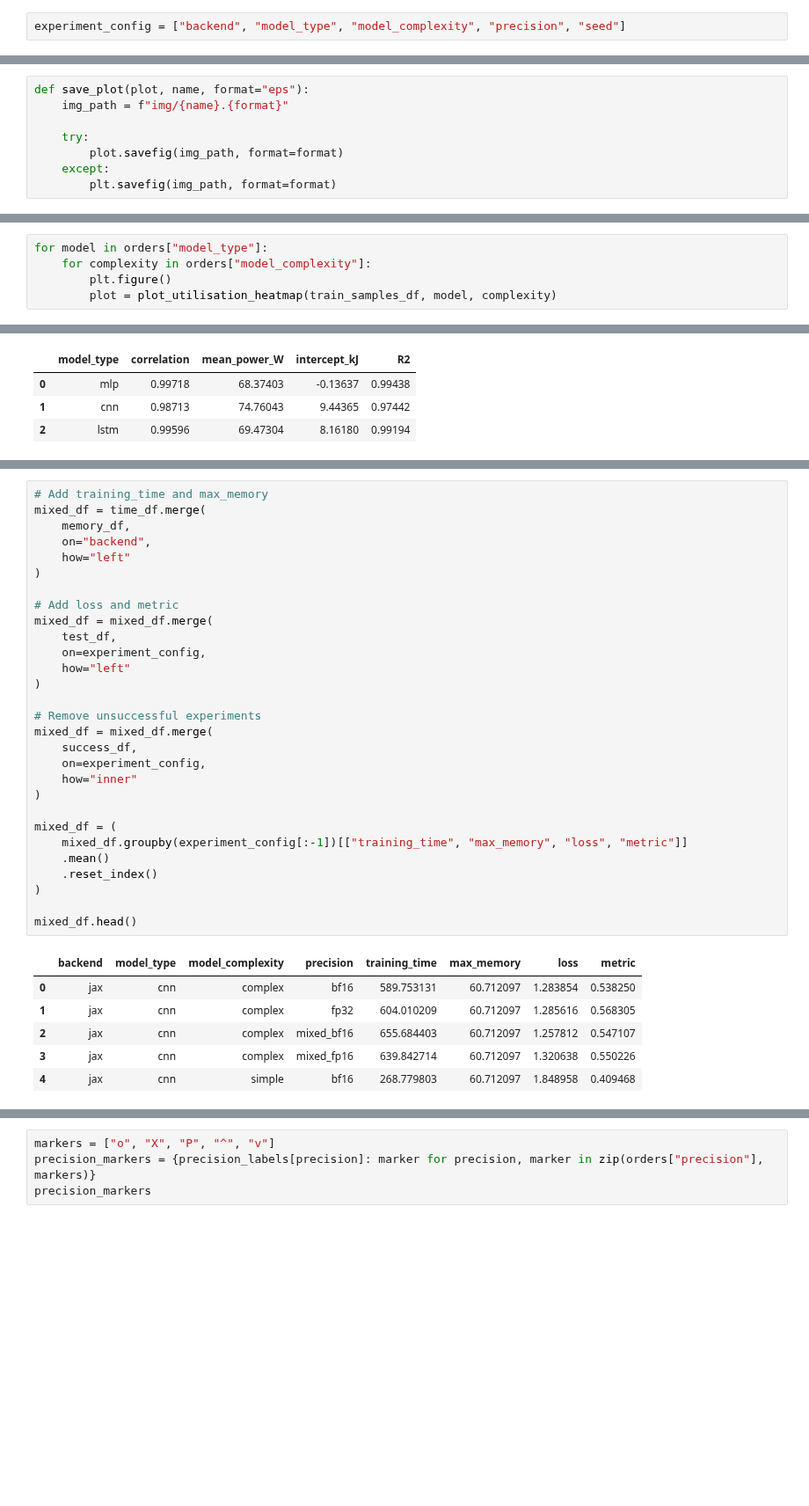
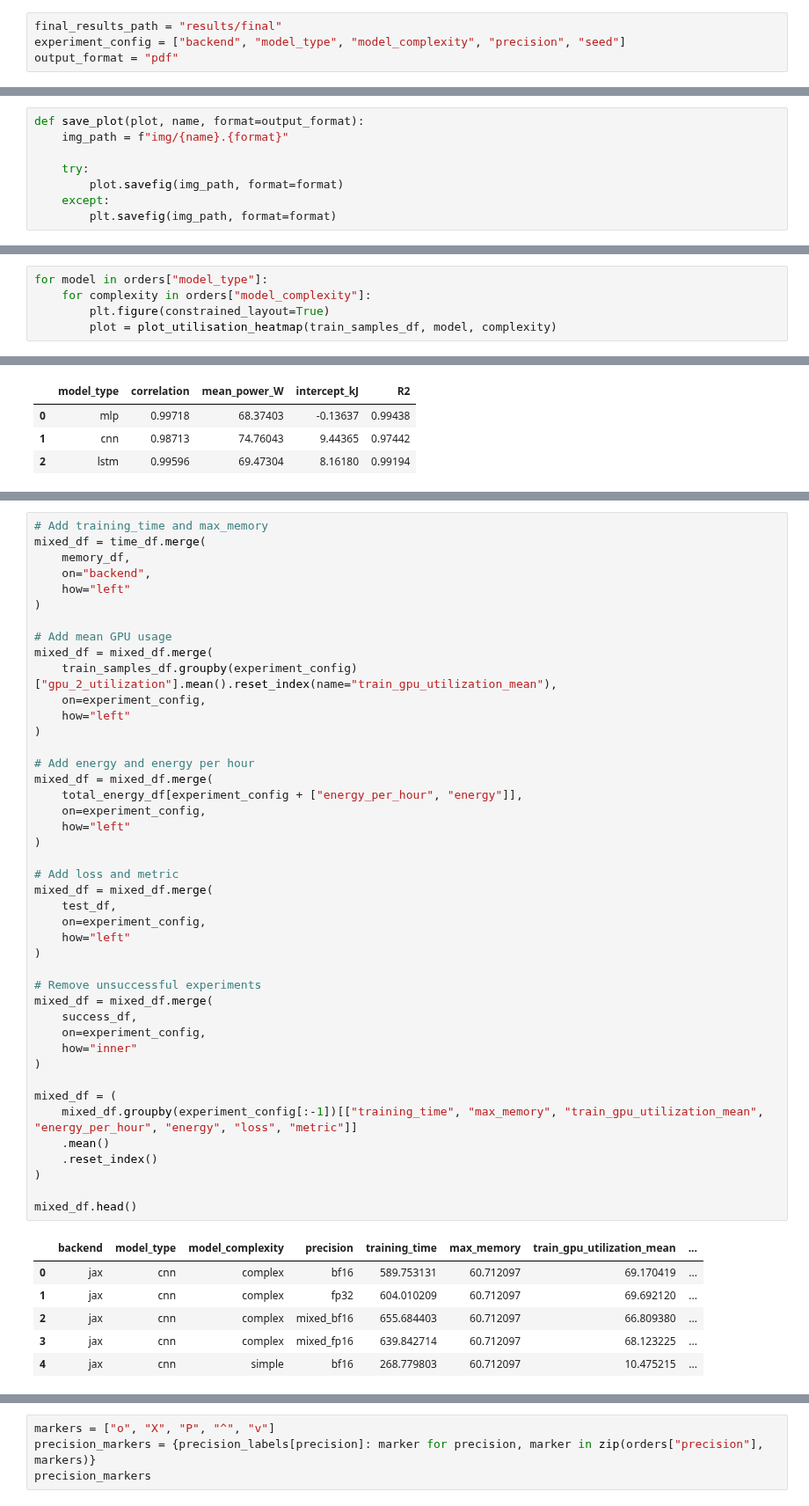
Before and after one commit to GustavoC3J/DL-frameworks-benchmark, a Jupyter notebook: results_analysis.ipynb, the cells around one changed output, grey strips where cells are left out. Shown at 88% size. Saved outputs shown, nothing was run; the diff lists cells and outputs as text; blank space fills up the shorter version.

```diff
--- a/results_analysis.ipynb
+++ b/results_analysis.ipynb
@@ -16,7 +15,9 @@ final_results_path = "results/final"
 import warnings
 warnings.simplefilter(action="ignore", category=FutureWarning)
 # %%
+final_results_path = "results/final"
 experiment_config = ["backend", "model_type", "model_complexity", "precision", "seed"]
+output_format = "pdf"
 # %% [markdown]
 Before all, a dataframe with all experiments' configuration and CSV paths is defined, for easier data manipulation.
 # %%
@@ -403,7 +404,7 @@ def format_legend_title(plot, feature="precision", *, titles=titles):
     title = titles[feature]
     plot._legend.set_title(fr"$\bf{{ {title} }}$")
 # %%
-def save_plot(plot, name, format="eps"):
+def save_plot(plot, name, format=output_format):
     img_path = f"img/{name}.{format}"
 
     try:
@@ -712,6 +713,6 @@ def plot_utilisation_heatmap(df, model, complexity):
 # %%
 for model in orders["model_type"]:
     for complexity in orders["model_complexity"]:
-        plt.figure()
+        plt.figure(constrained_layout=True)
         plot = plot_utilisation_heatmap(train_samples_df, model, complexity)
 # %% [output]
@@ -1688,37 +1948,51 @@ success_df.head()
 # %%
 # Add training_time and max_memory
 mixed_df = time_df.merge(
     memory_df,
     on="backend",
+    how="left"
+)
+
+# Add mean GPU usage
+mixed_df = mixed_df.merge(
+    train_samples_df.groupby(experiment_config)["gpu_2_utilization"].mean().reset_index(name="train_gpu_utilization_mean"),
+    on=experiment_config,
+    how="left"
+)
+
+# Add energy and energy per hour
+mixed_df = mixed_df.merge(
+    total_energy_df[experiment_config + ["energy_per_hour", "energy"]],
+    on=experiment_config,
     how="left"
 )
 
 # Add loss and metric
 mixed_df = mixed_df.merge(
     test_df,
     on=experiment_config,
     how="left"
 )
 
 # Remove unsuccessful experiments
 mixed_df = mixed_df.merge(
     success_df,
     on=experiment_config,
     how="inner"
 )
 
 mixed_df = (
-    mixed_df.groupby(experiment_config[:-1])[["training_time", "max_memory", "loss", "metric"]]
+    mixed_df.groupby(experiment_config[:-1])[["training_time", "max_memory", "train_gpu_utilization_mean", "energy_per_hour", "energy", "loss", "metric"]]
     .mean()
     .reset_index()
 )
 
 mixed_df.head()
 # %% [output]
-|  | backend | model_type | model_complexity | precision | training_time | max_memory | loss | metric |
-| 0 | jax | cnn | complex | bf16 | 589.753131 | 60.712097 | 1.283854 | 0.538250 |
-| 1 | jax | cnn | complex | fp32 | 604.010209 | 60.712097 | 1.285616 | 0.568305 |
-| 2 | jax | cnn | complex | mixed_bf16 | 655.684403 | 60.712097 | 1.257812 | 0.547107 |
-| 3 | jax | cnn | complex | mixed_fp16 | 639.842714 | 60.712097 | 1.320638 | 0.550226 |
-| 4 | jax | cnn | simple | bf16 | 268.779803 | 60.712097 | 1.848958 | 0.409468 |
+|  | backend | model_type | model_complexity | precision | training_time | max_memory | train_gpu_utilization_mean | ... |
+| 0 | jax | cnn | complex | bf16 | 589.753131 | 60.712097 | 69.170419 | ... |
+| 1 | jax | cnn | complex | fp32 | 604.010209 | 60.712097 | 69.692120 | ... |
+| 2 | jax | cnn | complex | mixed_bf16 | 655.684403 | 60.712097 | 66.809380 | ... |
+| 3 | jax | cnn | complex | mixed_fp16 | 639.842714 | 60.712097 | 68.123225 | ... |
+| 4 | jax | cnn | simple | bf16 | 268.779803 | 60.712097 | 10.475215 | ... |
 # %%
```
Also changed, not shown: parts of 41 cells of this notebook.
